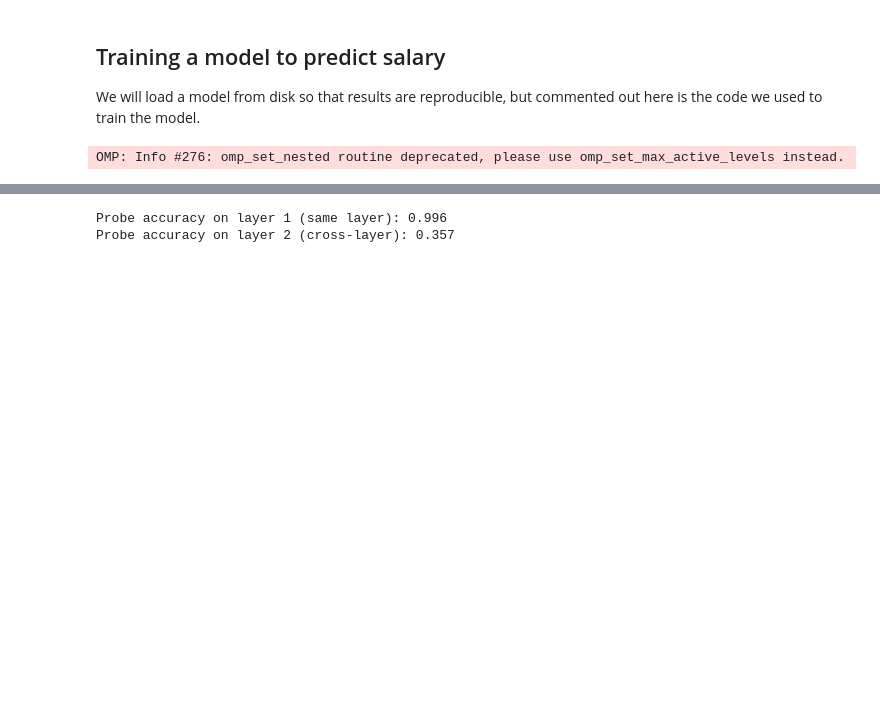
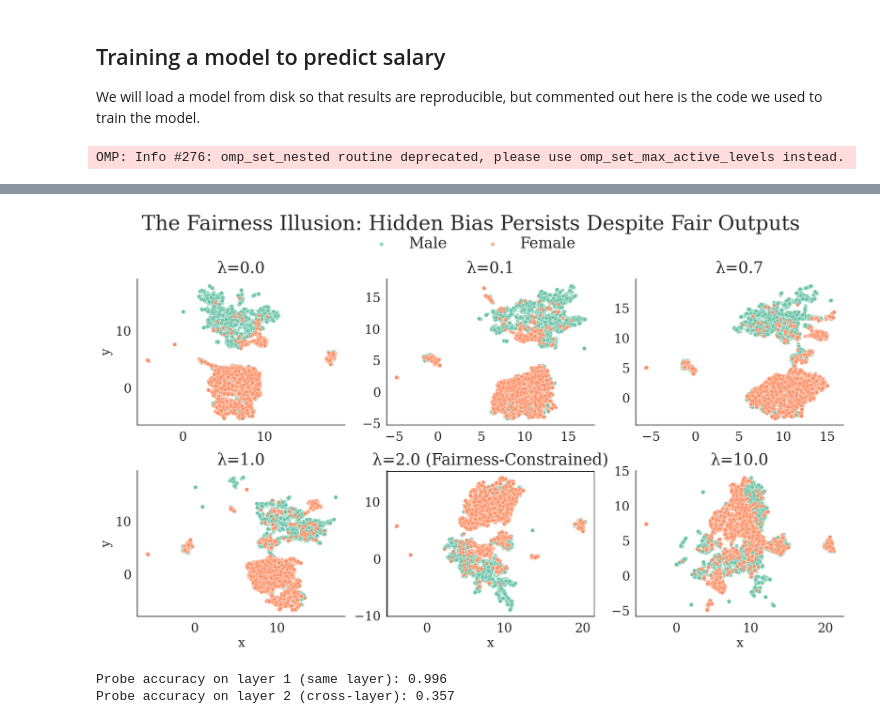
Before and after one commit to clarakuempel/Bias-Detection, a Jupyter notebook: Adultdata/umap.ipynb, the cells around one changed output, grey strips where cells are left out. Cells and saved outputs as stored; diff of their text form; code cells hidden in the pictures; blank space fills up the shorter version.

```diff
--- a/Adultdata/umap.ipynb
+++ b/Adultdata/umap.ipynb
@@ -173,3 +226,57 @@ plt.show()
+# %%
+import matplotlib as mpl
+mpl.rcParams['font.family'] = 'serif'
+mpl.rcParams['axes.labelsize'] = 25
+mpl.rcParams['axes.titlesize'] = 25
+mpl.rcParams['xtick.labelsize'] = 25
+mpl.rcParams['ytick.labelsize'] = 25
+mpl.rcParams['legend.fontsize'] = 29
+# %%
+g = sns.FacetGrid(
+    df_all, col="lambda", hue="gender", height=4.8, col_wrap=3,
+    palette="Set2", sharex=False, sharey=False
+)
+g.map_dataframe(sns.scatterplot, x="x", y="y", alpha=0.7, s=40)  # bigger dots
+g.add_legend(title="Gender")
+
+# Set subplot titles with larger font
+for ax, label in zip(g.axes.flat, g.col_names):
+    title = f"{label} (Fairness-Constrained)" if label == "λ=2.0" else label
+    ax.set_title(title, fontsize=25, pad=10)  # pad lowers the title
+
+# Highlight λ=2.0
+for ax, label in zip(g.axes.flat, g.col_names):
+    if label == "λ=2.0":
+        ax.add_patch(Rectangle(
+            (ax.get_xlim()[0], ax.get_ylim()[0]),
+            ax.get_xlim()[1] - ax.get_xlim()[0],
+            ax.get_ylim()[1] - ax.get_ylim()[0],
+            linewidth=2, edgecolor='black', facecolor='none'
+        ))
+
+# Move legend under title
+sns.move_legend(
+    g, "upper center",
+    bbox_to_anchor=(0.5, 1.0), ncol=2, title=None, frameon=False
+)
+
+# Bigger figure title
+# Centered, large title with tighter spacing
+plt.subplots_adjust(top=0.88)
+plt.suptitle("The Fairness Illusion: Hidden Bias Persists Despite Fair Outputs",
+             fontsize=32, y=1.02)
+# Caption below
+# plt.figtext(0.5, -0.05,
+#     "UMAP projection of hidden representations by gender across fairness penalties (λ).\n"
+#     "Even when output parity is achieved (e.g., λ=2.0), hidden representations remain structured by gender.",
+#     ha="center", fontsize=26)
+
+# High-resolution export option
+plt.tight_layout()
+plt.savefig("fairness_illusion_umap.png", dpi=300, bbox_inches="tight")
+plt.show()
+# %% [output]
+[figure, added]
 # %%
 # test whether you can predict 2 from 1
 from sklearn.linear_model import LogisticRegression
```
Also changed, not shown: parts of 3 cells of this notebook, 9 other files.
